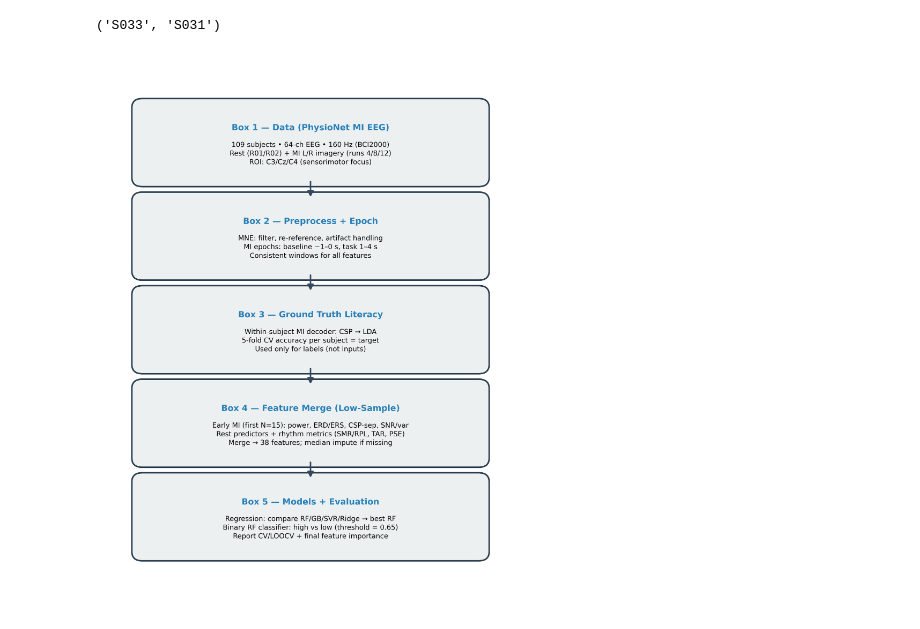
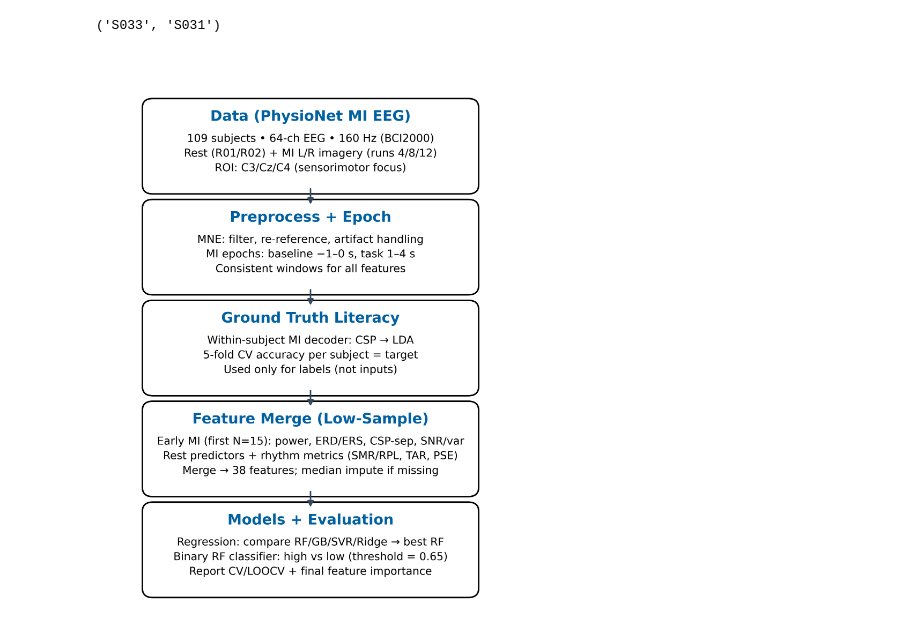
Before and after one commit to AL2024UCSD/EEG-Project, a Jupyter notebook: andrew_notebook_updated.ipynb, the cells around one changed output. Cells and saved outputs as stored; diff of their text form; code cells hidden in the pictures.

```diff
--- a/andrew_notebook_updated.ipynb
+++ b/andrew_notebook_updated.ipynb
@@ -1411,16 +1411,16 @@ def create_pipeline_diagram():
     ax.axis("off")
 
     # Box layout
-    box_width = 8.0
-    box_height = 1.9
+    box_width = 7.5
+    box_height = 2.1
     center_x = 5
     start_y = 13.6
-    vertical_gap = 2.55
+    vertical_gap = 2.75
 
     # 5 boxes, <=3 lines each
     boxes = [
         {
-            "title": "Box 1 — Data (PhysioNet MI EEG)",
+            "title": "Data (PhysioNet MI EEG)",
             "content": (
                 "109 subjects • 64-ch EEG • 160 Hz (BCI2000)\n"
                 "Rest (R01/R02) + MI L/R imagery (runs 4/8/12)\n"
@@ -1428,7 +1428,7 @@ def create_pipeline_diagram():
             )
         },
         {
-            "title": "Box 2 — Preprocess + Epoch",
+            "title": "Preprocess + Epoch",
             "content": (
                 "MNE: filter, re-reference, artifact handling\n"
                 "MI epochs: baseline −1–0 s, task 1–4 s\n"
@@ -1436,7 +1436,7 @@ def create_pipeline_diagram():
             )
         },
         {
-            "title": "Box 3 — Ground Truth Literacy",
+            "title": "Ground Truth Literacy",
             "content": (
                 "Within-subject MI decoder: CSP → LDA\n"
                 "5-fold CV accuracy per subject = target\n"
@@ -1444,7 +1444,7 @@ def create_pipeline_diagram():
             )
         },
         {
-            "title": "Box 4 — Feature Merge (Low-Sample)",
+            "title": "Feature Merge (Low-Sample)",
             "content": (
                 "Early MI (first N=15): power, ERD/ERS, CSP-sep, SNR/var\n"
                 "Rest predictors + rhythm metrics (SMR/RPL, TAR, PSE)\n"
@@ -1452,7 +1452,7 @@ def create_pipeline_diagram():
             )
         },
         {
-            "title": "Box 5 — Models + Evaluation",
+            "title": "Models + Evaluation",
             "content": (
                 "Regression: compare RF/GB/SVR/Ridge → best RF\n"
                 "Binary RF classifier: high vs low (threshold = 0.65)\n"
@@ -1468,44 +1468,44 @@ def create_pipeline_diagram():
             (center_x - box_width/2, y_top - box_height),
             box_width, box_height,
             boxstyle="round,pad=0.25",
-            edgecolor="#2c3e50",
-            facecolor="#ecf0f1",
+            edgecolor="#000000",
+            facecolor="#ffffff",
             lw=2.5
         )
         ax.add_patch(rect)
 
         ax.text(
-            center_x, y_top - 0.55, box["title"],
+            center_x, y_top - 0.25, box["title"],
             ha="center", va="center",
-            fontsize=14, fontweight="bold",
-            color="#2980b9"
+            fontsize=24, fontweight="bold",
+            color="#0061a1"
         )
 
         ax.text(
             center_x, y_top - 1.25, box["content"],
             ha="center", va="center",
-            fontsize=11.5, linespacing=1.35
+            fontsize=18, linespacing=1.5
         )
 
         if i < len(boxes) - 1:
             arrow_start_y = y_top - box_height - 0.08
             arrow_end_y = (start_y - (i+1) * vertical_gap) + 0.08
             ax.annotate(
                 "",
                 xy=(center_x, arrow_end_y),
                 xytext=(center_x, arrow_start_y),
                 arrowprops=dict(
                     arrowstyle="-|>",
                     lw=2.5,
                     color="#34495e",
                     mutation_scale=20
                 )
             )
 
     plt.tight_layout()
     plt.savefig("pipeline_visualization.png", dpi=300, bbox_inches="tight")
     plt.show()
 
 create_pipeline_diagram()
 # %% [output]
-[figure, old version]
+[figure, new version]
```
Also changed, not shown: 1 other file.
